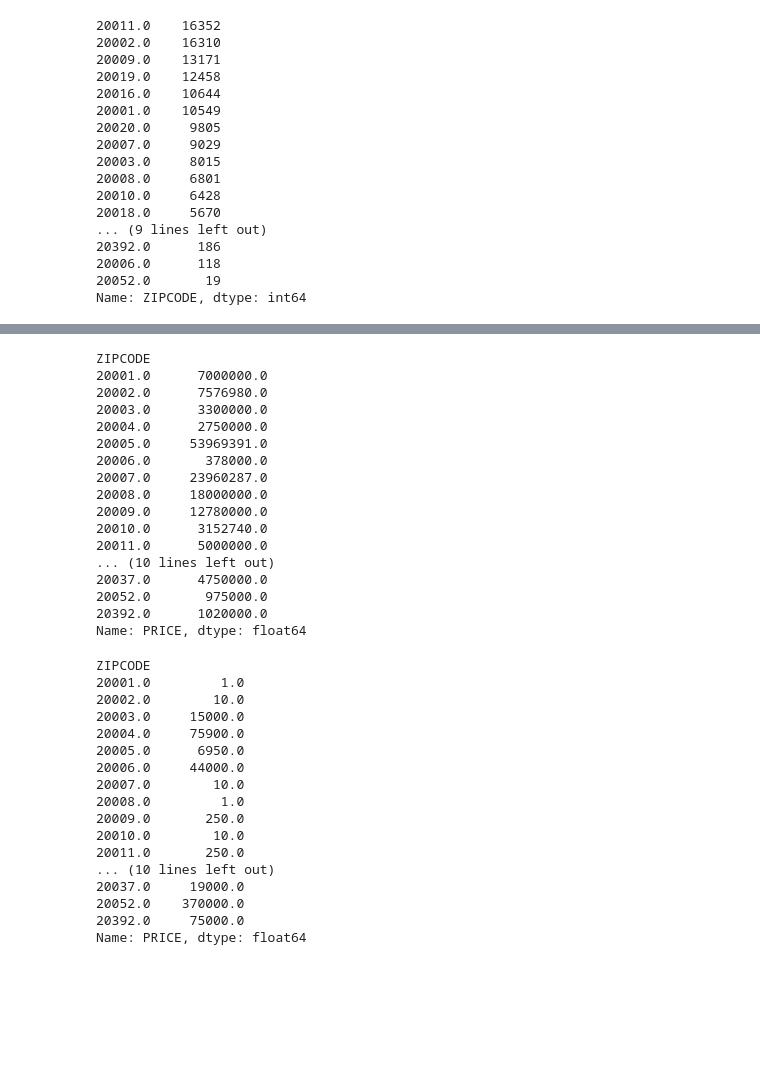
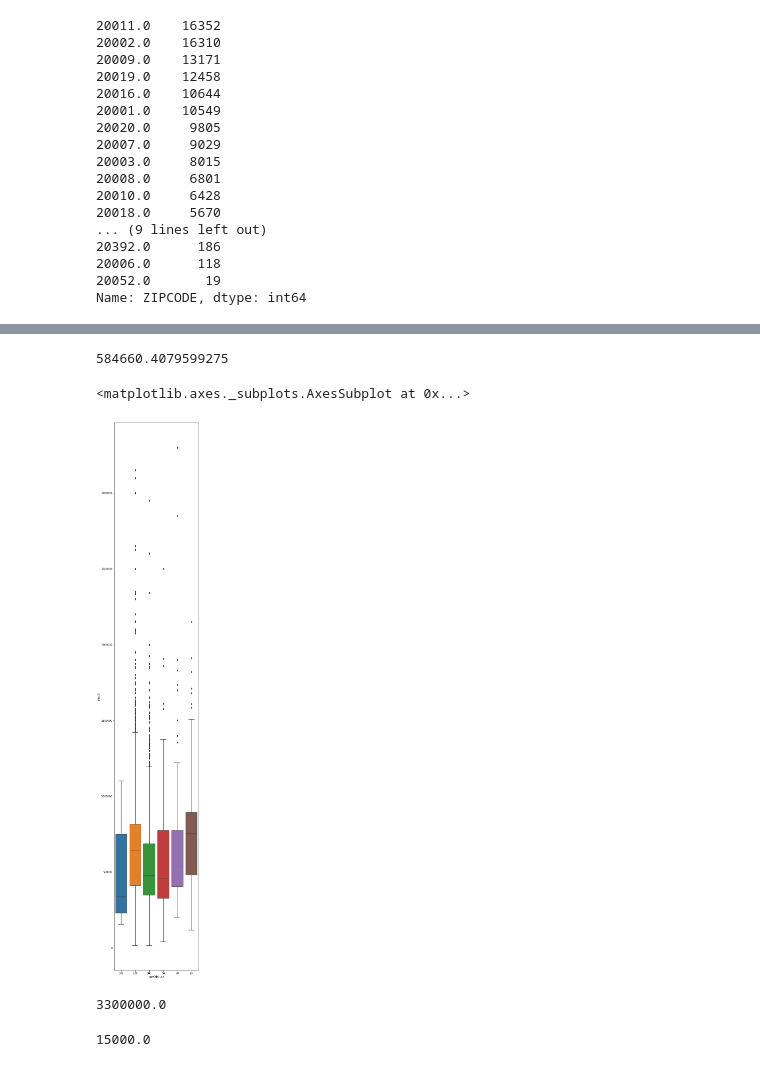
Before and after one commit to ocarbonie/Project1, a Jupyter notebook: Project1.ipynb, the cells around one changed output, grey strips where cells are left out. Saved outputs shown, nothing was run; the diff lists cells and outputs as text; code cells hidden in the pictures; blank space fills up the shorter version.

Commit message:
Added boxplots

```diff
--- a/Project1.ipynb
+++ b/Project1.ipynb
@@ -129,0 +223,3 @@ len(df_new)
+# %%
+#for remaining PRICE missing, replace it with average, first find average of column
+df_new["PRICE"].fillna(df_new["PRICE"].mean(), inplace=True)
@@ -129,0 +242,6 @@ len(df_new)
+# %%
+#Getting rid of the missing AYB values
+df_new['AYB'].fillna(df_new.groupby(['PRICE', 'ZIPCODE'])['AYB'].transform('mean'), inplace=True)
+# %%
+#for remaining AYB missing, replace it with average
+df_new["AYB"].fillna(df_new["AYB"].mean(), inplace=True)
@@ -194,0 +308,5 @@ Name: PRICE, dtype: float64
+# %%
+#Since the data is too big for a swarmplot, I'll do one of zipcode 20003 and Conditions, first we'll get the information
+#for 20003
+df_20003 = df_new.loc[df['ZIPCODE'] == 20003]
+df_20003
@@ -195,42 +344,27 @@ Name: PRICE, dtype: float64
+# %%
+#average price in 20004
+df_20003['PRICE'].mean()
+# %% [output]
+584660.4079599275
+# %%
+#box plot for Zipcode 20003
+
+plt.subplots(figsize=(6,40))
+
+
+
+#add a boxplot zipcode vs prices
+sns.boxplot(x='ageOfHouse',y='PRICE',data=df_20003)
+# %% [output]
+<matplotlib.axes._subplots.AxesSubplot at 0x...>
+[figure, added]
 # %%
-#Most expensive houses per Zipcode
-df_new['PRICE'].groupby(df_new['ZIPCODE']).max()
+#Most expensive houses per Zipcode 20004
+df_20003['PRICE'].max()
 # %% [output]
-ZIPCODE
-20001.0      7000000.0
-20002.0      7576980.0
-20003.0      3300000.0
-20004.0      2750000.0
-20005.0     53969391.0
-20006.0       378000.0
-20007.0     23960287.0
-20008.0     18000000.0
-20009.0     12780000.0
-20010.0      3152740.0
-20011.0      5000000.0
-... (10 lines left out)
-20037.0      4750000.0
-20052.0       975000.0
-20392.0      1020000.0
-Name: PRICE, dtype: float64
+3300000.0
 # %%
-##least expensive houses per Zipcode
-df_new['PRICE'].groupby(df_new['ZIPCODE']).min()
+#least expensive house in 20004
+df_20003['PRICE'].min()
 # %% [output]
-ZIPCODE
-20001.0         1.0
-20002.0        10.0
-20003.0     15000.0
-20004.0     75900.0
-20005.0      6950.0
-20006.0     44000.0
-20007.0        10.0
-20008.0         1.0
-20009.0       250.0
-20010.0        10.0
-20011.0       250.0
-... (10 lines left out)
-20037.0     19000.0
-20052.0    370000.0
-20392.0     75000.0
-Name: PRICE, dtype: float64
+15000.0
```
Also changed, not shown: parts of 32 cells of this notebook.
